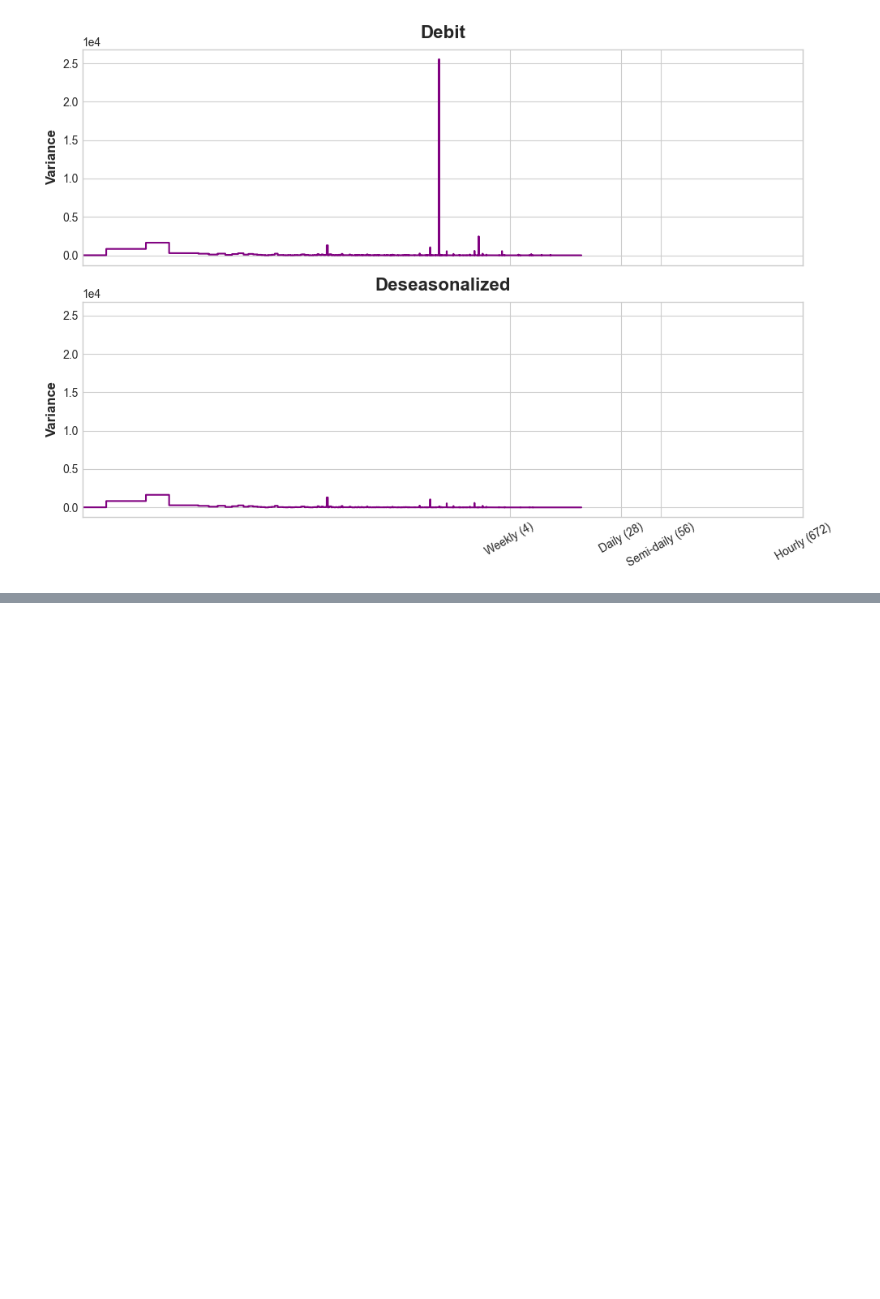
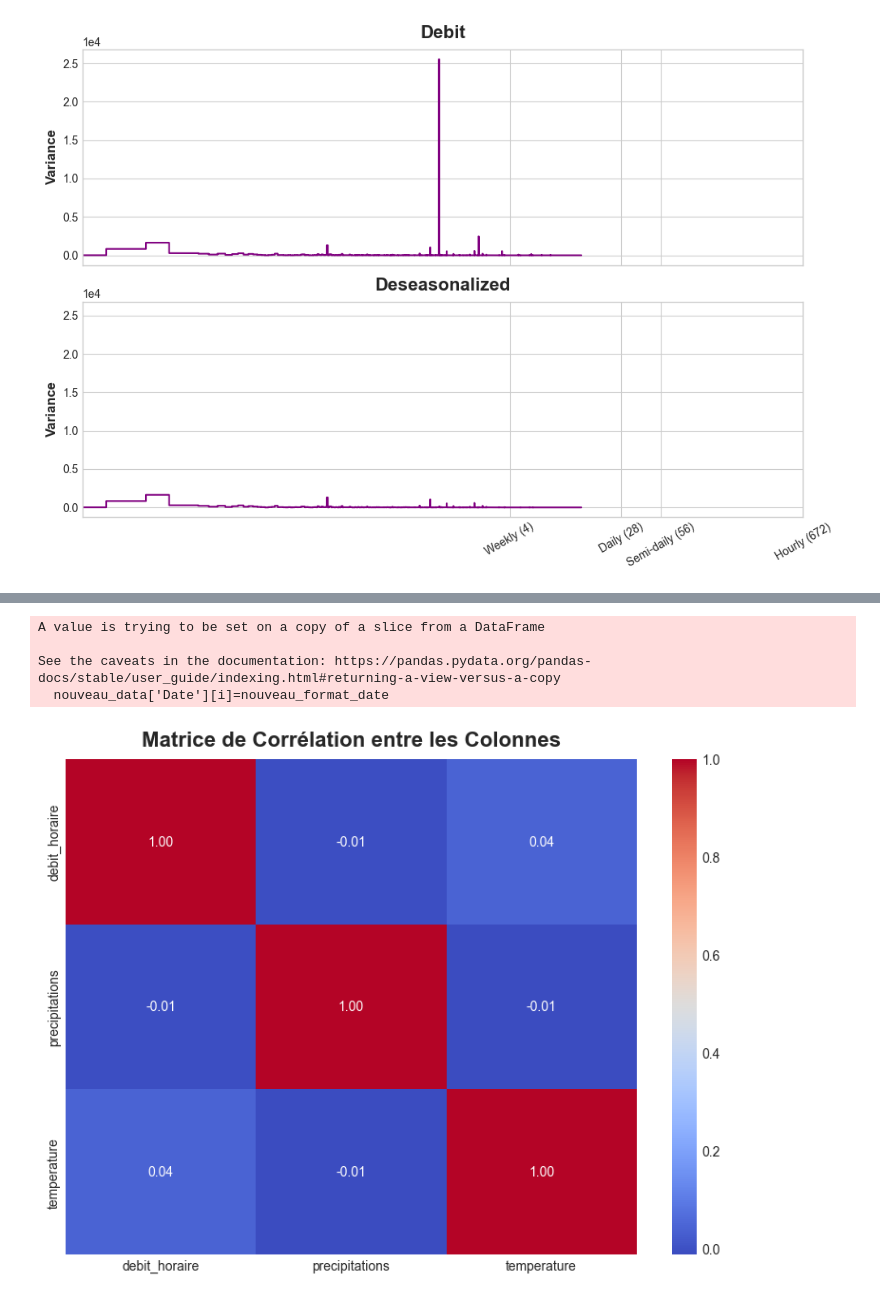
Before and after one commit to maceoduriez/Datathon_BCG_colissiMONSTRE, a Jupyter notebook: datathon_bcg/notebooks/Louis.ipynb, the cells around one changed output, grey strips where cells are left out. Cells and saved outputs as stored; diff of their text form; code cells hidden in the pictures; blank space fills up the shorter version.

```diff
--- a/datathon_bcg/notebooks/Louis.ipynb
+++ b/datathon_bcg/notebooks/Louis.ipynb
@@ -722,4 +726,4 @@ ax2.set_title("Deseasonalized");
 # %% [output]
 [figure]
 # %%
-pd.DataFrame(y_deseason, columns=['debit_horaire'])
+y_deseason=pd.DataFrame(y_deseason, columns=['debit_horaire'])
@@ -750,0 +738,19 @@ AssertionError: Len(y) must be 120 (5 days) and two columns
+# %%
+meteo=clean_meteo(pd.read_csv(r'C:\Users\louis\OneDrive\Documents\CS\BCG Datathon\Datathon_BCG_colissiMONSTRE\datathon_bcg\data\meteo.csv', delimiter=';'))
+# %% [output]
+A value is trying to be set on a copy of a slice from a DataFrame
+
+See the caveats in the documentation: https://pandas.pydata.org/pandas-docs/stable/user_guide/indexing.html#returning-a-view-versus-a-copy
+  nouveau_data['Date'][i]=nouveau_format_date
+# %%
+df=resultat_jointure = pd.merge(y_deseason, meteo, how='left', left_index=True, right_index=True)[:-4]
+# %%
+correlation_matrix = df.corr()
+
+# Tracer la heatmap des corrélations
+plt.figure(figsize=(8, 6))
+sns.heatmap(correlation_matrix, annot=True, cmap='coolwarm', fmt=".2f")
+plt.title('Matrice de Corrélation entre les Colonnes')
+plt.show()
+# %% [output]
+[figure, added]
```
Also changed, not shown: parts of 38 cells of this notebook, 5 other files.
